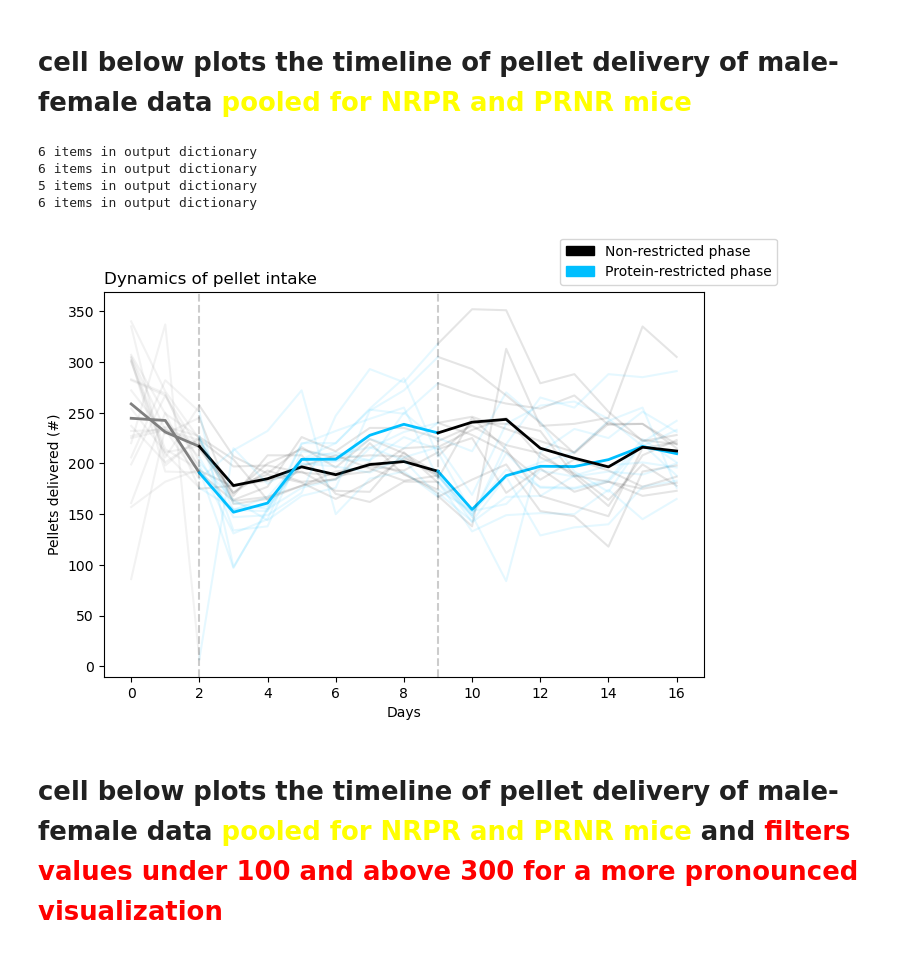
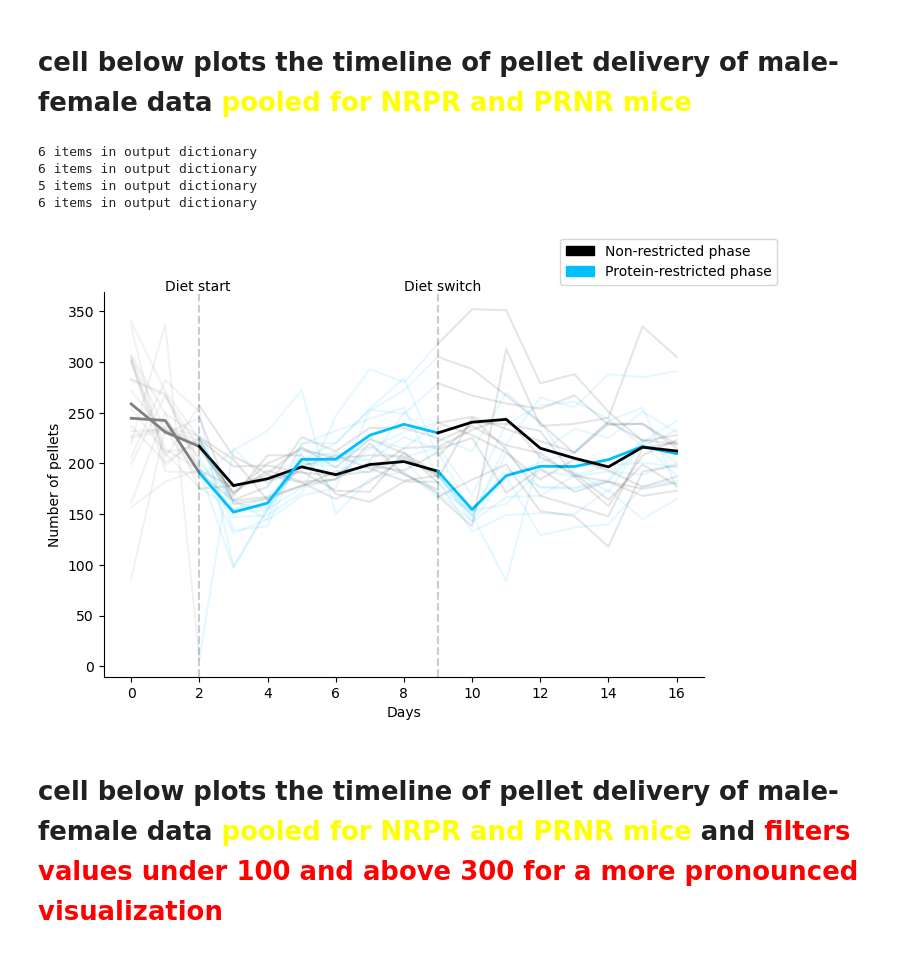
Before and after one commit to Htbibalan/FEDProtein, a Jupyter notebook: notebooks/food_symposium.ipynb, the cells around one changed output. Saved outputs shown, nothing was run; the diff lists cells and outputs as text; code cells hidden in the pictures.

```diff
--- a/notebooks/food_symposium.ipynb
+++ b/notebooks/food_symposium.ipynb
@@ -55,10 +55,13 @@ def timeline_multicolor_fig(data, ax=[], ylabel="", colors=[], day_split=[2, 9],
 
     ax.set_ylabel(ylabel, fontsize= 10)
     ax.axvline(2, linestyle="--", color="k", alpha=0.2)
+    ax.text(1, 370, "Diet start")
     ax.axvline(9, linestyle="--", color="k", alpha=0.2)
+    ax.text(8, 370, "Diet switch")
 
-    ax.spines["top"].set_visible(True)
-    ax.spines["right"].set_visible(True)
+
+
+
 
 
     return ax
@@ -74,39 +77,41 @@ nrpr_f = get_data_fields(mice, ["all_pellets_per_day"], nrpr_female_selector)
 prnr_f = get_data_fields(mice, ["all_pellets_per_day"], prnr_female_selector)
 
 f, ax = plt.subplots(nrows=1, figsize=(8,5), gridspec_kw= {"left": 0.15})
 
 
 
 pooled_data_ctl = np.concatenate((nrpr_m, nrpr_f))
 pooled_data_exp = np.concatenate((prnr_m, prnr_f))
-timeline_multicolor_fig([pooled_data_ctl,pooled_data_exp], colors=["black", "deepskyblue"], ylabel="Pellets delivered (#)",ax=ax)
+timeline_multicolor_fig([pooled_data_ctl,pooled_data_exp], colors=["black", "deepskyblue"], ylabel="Number of pellets",ax=ax)
 
 
 
 
 ax.set_xlabel("Days", fontsize = 10)
-ax.set_title("Dynamics of pellet intake", fontsize = 12, loc= "left")
+#ax.set_title("Dynamics of pellet intake", fontsize = 12, loc= "left")
 #ax[0].set_title("Male", fontsize = 10, loc= "right")
-
+ax.spines["top"].set_visible(False)
+ax.spines["right"].set_visible(False)
 
 
 
 #legends
 fed_cols = ["black", "deepskyblue"]
 NR_patch = mpatches.Patch(color=fed_cols[0], label='Non-restricted phase')
 PR_patch = mpatches.Patch(color=fed_cols[1], label='Protein-restricted phase')
 ax.legend(handles=[NR_patch, PR_patch],
              bbox_to_anchor=(1,1),
              bbox_transform=f.transFigure)
 
-fig_folder= r"C:\Users\hta031\OneDrive - UiT Office 365\Documents\People\Hamid\Presentations\2024\03_MAR_2024\food_for_thought_march14\figs\\"
-#f.savefig(fig_folder + "pellet_intake_timeline.png", dpi=300, bbox_inches="tight")
+# fig_folder= r"C:\Users\hta031\OneDrive - UiT Office 365\Documents\People\Hamid\Presentations\2024\03_MAR_2024\food_for_thought_march14\figs\\"
+#f.savefig(fig_folder + "pellet_intake_timeline_diet_label.png", dpi=300, bbox_inches="tight")
+f.savefig(fig_folder + "pellet_intake_timeline.pdf")
 # %% [output]
 6 items in output dictionary
 6 items in output dictionary
 5 items in output dictionary
 6 items in output dictionary
-[figure, old version]
+[figure, new version]
 # %% [markdown]
 # cell below plots the timeline of pellet delivery of male-female data <font color = "yellow">pooled for NRPR and PRNR mice </font> and <font color = "red" >filters values under 100 and above 300 for a more pronounced visualization </font>
 # %%
```
Also changed, not shown: parts of 14 cells of this notebook.
